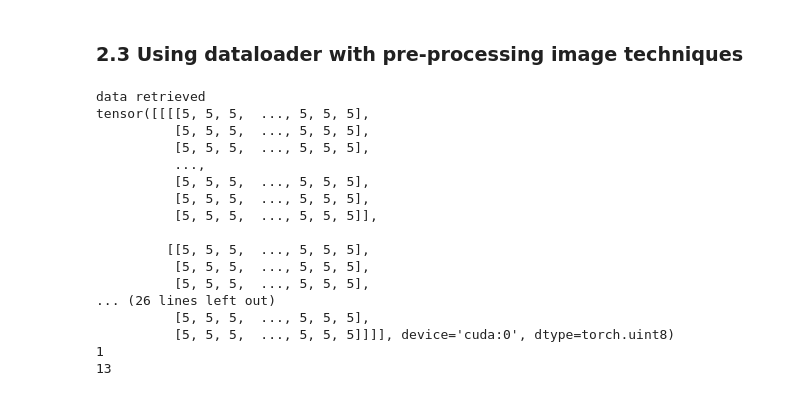
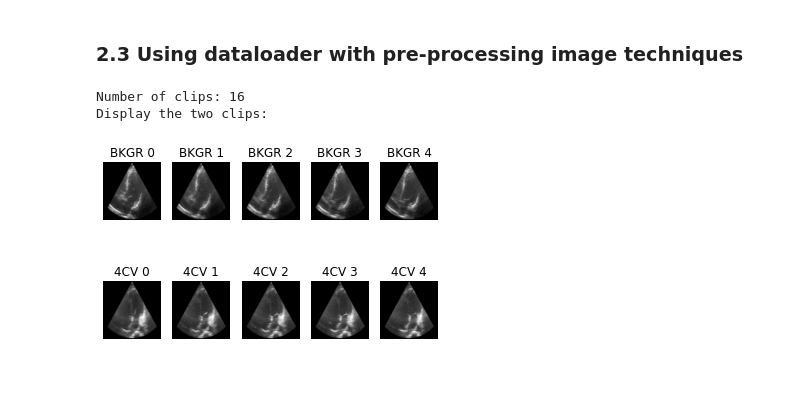
Before and after one commit to vital-ultrasound/ai-echocardiography-for-low-resource-countries, a Jupyter notebook: scripts/dataloaders/echo_classes_notebook.ipynb, the cells around one changed output. Cells and saved outputs as stored; diff of their text form; code cells hidden in the pictures.

```diff
--- a/scripts/dataloaders/echo_classes_notebook.ipynb
+++ b/scripts/dataloaders/echo_classes_notebook.ipynb
@@ -70,32 +78,27 @@ data = dataset[clip_index]
 # %% [markdown]
 ### 2.3 Using dataloader with pre-processing image techniques
 # %%
+print(f'Number of clips: {len(dataset)}')
+clip_index_a = 0  # this must be within the dataset length
+clip_index_b = 15  # this must be within the dataset length
+data_a = dataset[clip_index_a]
+data_b = dataset[clip_index_b]
 
-
-print('data retrieved')
-
-
-clip, label, frame_number = data
-
-# print(type(data))
-print(clip)
-print(label)
-print(frame_number)
+print('Display the two clips:')
+labelnames = ('BKGR', '4CV')
+plt.figure()
+for f in range(data_a[0].shape[1]):
+    plt.subplot(2, data_a[0].shape[1], f+1)
+    plt.imshow(data_a[0][0, f, ...].cpu().data.numpy(), cmap='gray')
+    plt.axis('off')
+    plt.title('{} {}'.format(labelnames[data_a[1]], f))
+for f in range(data_b[0].shape[1]):
+    plt.subplot(2, data_b[0].shape[1], f+data_b[0].shape[1]+1)
+    plt.imshow(data_b[0][0, f, ...].cpu().data.numpy(), cmap='gray')
+    plt.axis('off')
+    plt.title('{} {}'.format(labelnames[data_b[1]], f))
+plt.show()
 # %% [output]
-data retrieved
-tensor([[[[5, 5, 5,  ..., 5, 5, 5],
-          [5, 5, 5,  ..., 5, 5, 5],
-          [5, 5, 5,  ..., 5, 5, 5],
-          ...,
-          [5, 5, 5,  ..., 5, 5, 5],
-          [5, 5, 5,  ..., 5, 5, 5],
-          [5, 5, 5,  ..., 5, 5, 5]],
-
-         [[5, 5, 5,  ..., 5, 5, 5],
-          [5, 5, 5,  ..., 5, 5, 5],
-          [5, 5, 5,  ..., 5, 5, 5],
-... (26 lines left out)
-          [5, 5, 5,  ..., 5, 5, 5],
-          [5, 5, 5,  ..., 5, 5, 5]]]], device='cuda:0', dtype=torch.uint8)
-1
-13
+Number of clips: 16
+Display the two clips:
+[figure, added]
```
Also changed, not shown: parts of 1 cell of this notebook, 2 other files.
